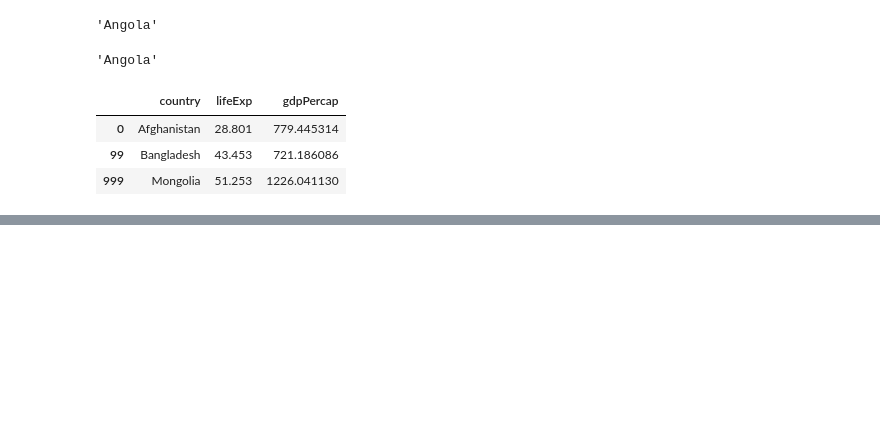
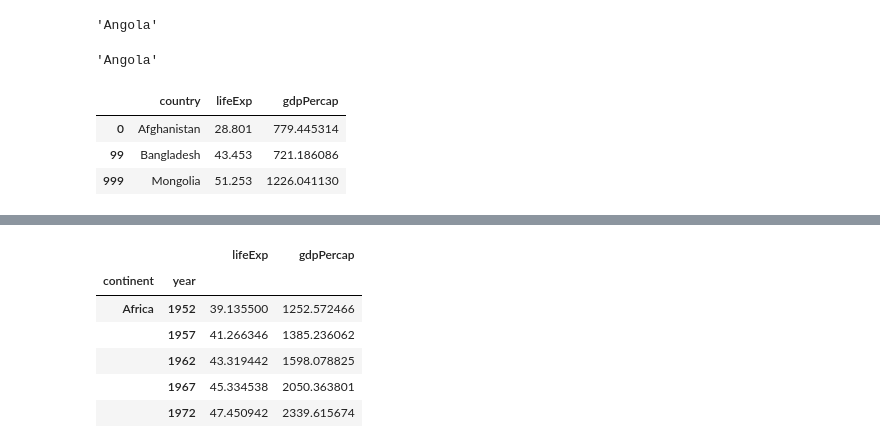
Before and after one commit to devereaweaver/Pandas, a Jupyter notebook: dataframe-review/dataframe_review.ipynb, the cells around one changed output, grey strips where cells are left out. Cells and saved outputs as stored; diff of their text form; code cells hidden in the pictures; blank space fills up the shorter version.

```diff
--- a/dataframe-review/dataframe_review.ipynb
+++ b/dataframe-review/dataframe_review.ipynb
@@ -465,0 +615,17 @@ df.iloc[[0, 99, 999], [0, 3, 5]]
+# %%
+# order matters...
+multi_group_var = (
+    df
+    .groupby(['continent', 'year'])
+    [['lifeExp', 'gdpPercap']]
+    .mean()
+)
+multi_group_var.head()
+# %% [output]
+|  |  | lifeExp | gdpPercap |
+| continent | year |  |  |
+| Africa | 1952 | 39.135500 | 1252.572466 |
+|  | 1957 | 41.266346 | 1385.236062 |
+|  | 1962 | 43.319442 | 1598.078825 |
+|  | 1967 | 45.334538 | 2050.363801 |
+|  | 1972 | 47.450942 | 2339.615674 |
```
Also changed, not shown: parts of 23 cells of this notebook.
